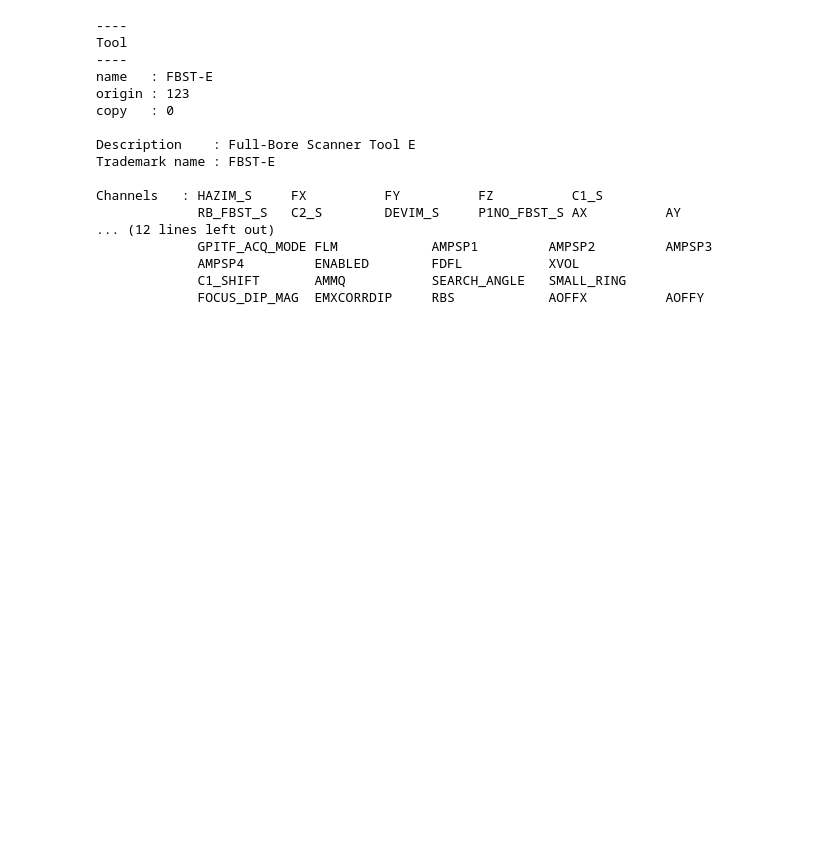
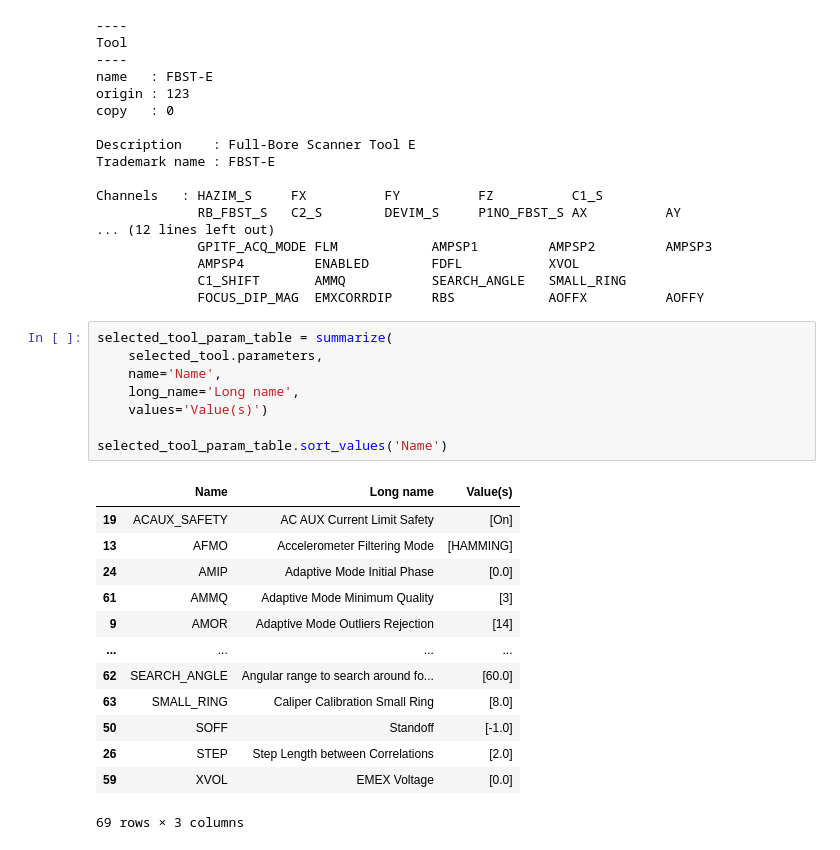
Before and after one commit to Ashraf-ISM/100-Days-of-Python-for-Oil-Gas-Subsurface-Analytics, a Jupyter notebook: notebooks/day-50/autopick.ipynb, the cells around one changed output. Saved outputs shown, nothing was run; the diff lists cells and outputs as text; blank space fills up the shorter version.

```diff
--- a/notebooks/day-50/autopick.ipynb
+++ b/notebooks/day-50/autopick.ipynb
@@ -252,3 +252,25 @@ Channels   : HAZIM_S     FX          FY          FZ          C1_S
              AMPSP4         ENABLED        FDFL           XVOL
              C1_SHIFT       AMMQ           SEARCH_ANGLE   SMALL_RING
              FOCUS_DIP_MAG  EMXCORRDIP     RBS            AOFFX          AOFFY
+# %%
+selected_tool_param_table = summarize(
+    selected_tool.parameters,
+    name='Name',
+    long_name='Long name',
+    values='Value(s)')
+
+selected_tool_param_table.sort_values('Name')
+# %% [output]
+|  | Name | Long name | Value(s) |
+| 19 | ACAUX_SAFETY | AC AUX Current Limit Safety | [On] |
+| 13 | AFMO | Accelerometer Filtering Mode | [HAMMING] |
+| 24 | AMIP | Adaptive Mode Initial Phase | [0.0] |
+| 61 | AMMQ | Adaptive Mode Minimum Quality | [3] |
+| 9 | AMOR | Adaptive Mode Outliers Rejection | [14] |
+| ... | ... | ... | ... |
+| 62 | SEARCH_ANGLE | Angular range to search around fo... | [60.0] |
+| 63 | SMALL_RING | Caliper Calibration Small Ring | [8.0] |
+| 50 | SOFF | Standoff | [-1.0] |
+| 26 | STEP | Step Length between Correlations | [2.0] |
+| 59 | XVOL | EMEX Voltage | [0.0] |
+69 rows × 3 columns
```
